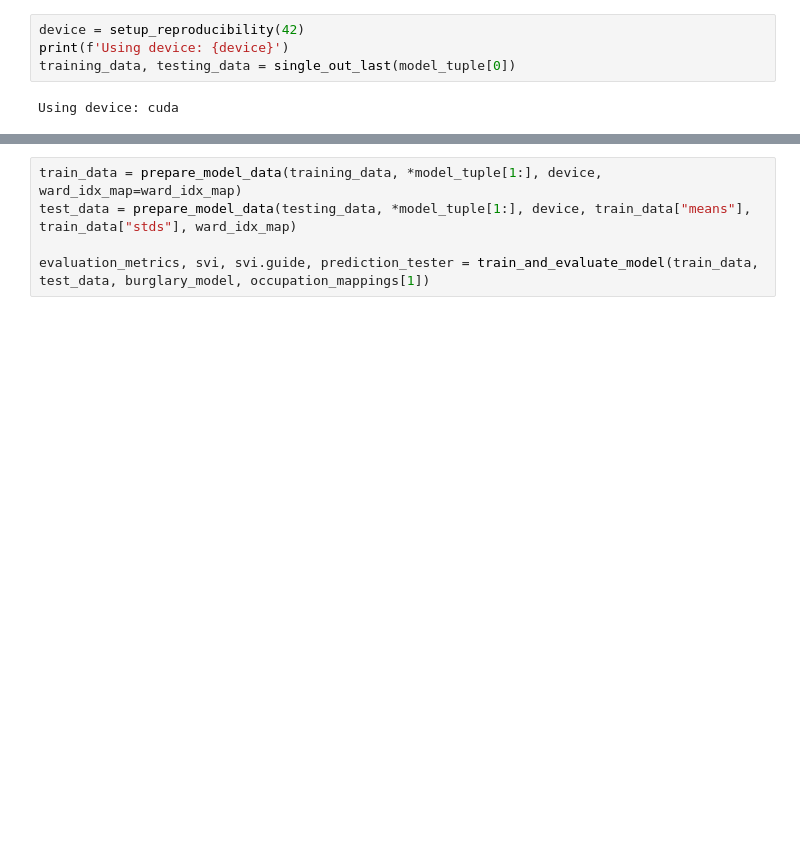
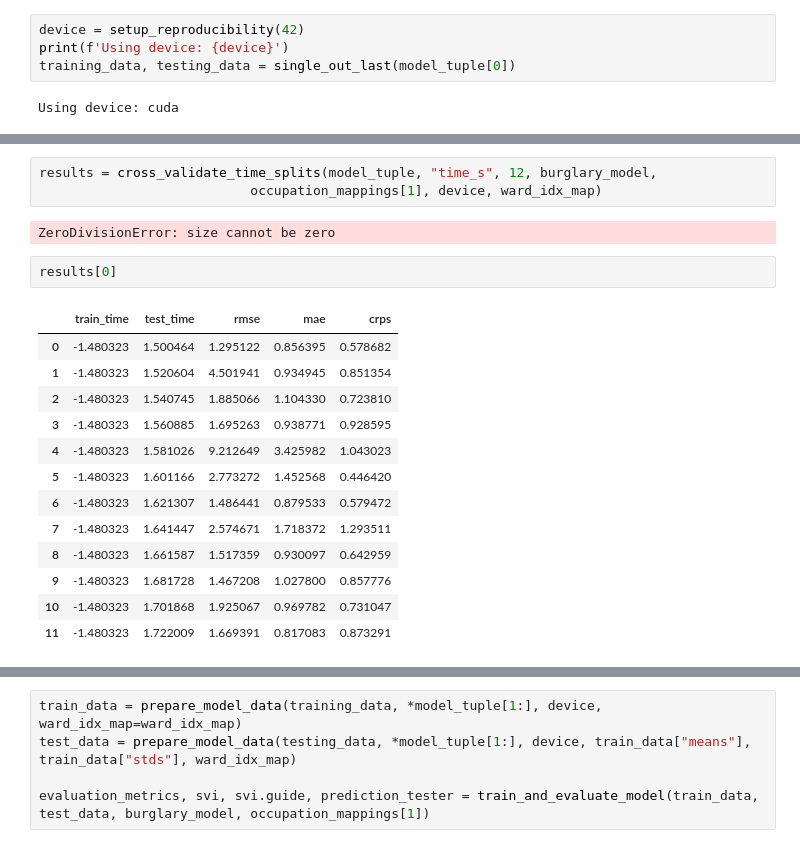
Before and after one commit to skyrimer/ARWCASP, a Jupyter notebook: model/pipeline.ipynb, the cells around one changed output, grey strips where cells are left out. Drawn from its saved outputs; the diff is of its cells as text; blank space fills up the shorter version.

```diff
--- a/model/pipeline.ipynb
+++ b/model/pipeline.ipynb
@@ -54,0 +92,21 @@ Using device: cuda
+# %%
+results = cross_validate_time_splits(model_tuple, "time_s", 12, burglary_model,
+                           occupation_mappings[1], device, ward_idx_map)
+# %% [output]
+ZeroDivisionError: size cannot be zero
+# %%
+results[0]
+# %% [output]
+|  | train_time | test_time | rmse | mae | crps |
+| 0 | -1.480323 | 1.500464 | 1.295122 | 0.856395 | 0.578682 |
+| 1 | -1.480323 | 1.520604 | 4.501941 | 0.934945 | 0.851354 |
+| 2 | -1.480323 | 1.540745 | 1.885066 | 1.104330 | 0.723810 |
+| 3 | -1.480323 | 1.560885 | 1.695263 | 0.938771 | 0.928595 |
+| 4 | -1.480323 | 1.581026 | 9.212649 | 3.425982 | 1.043023 |
+| 5 | -1.480323 | 1.601166 | 2.773272 | 1.452568 | 0.446420 |
+| 6 | -1.480323 | 1.621307 | 1.486441 | 0.879533 | 0.579472 |
+| 7 | -1.480323 | 1.641447 | 2.574671 | 1.718372 | 1.293511 |
+| 8 | -1.480323 | 1.661587 | 1.517359 | 0.930097 | 0.642959 |
+| 9 | -1.480323 | 1.681728 | 1.467208 | 1.027800 | 0.857776 |
+| 10 | -1.480323 | 1.701868 | 1.925067 | 0.969782 | 0.731047 |
+| 11 | -1.480323 | 1.722009 | 1.669391 | 0.817083 | 0.873291 |
```
Also changed, not shown: parts of 15 cells of this notebook, 5 other files.
